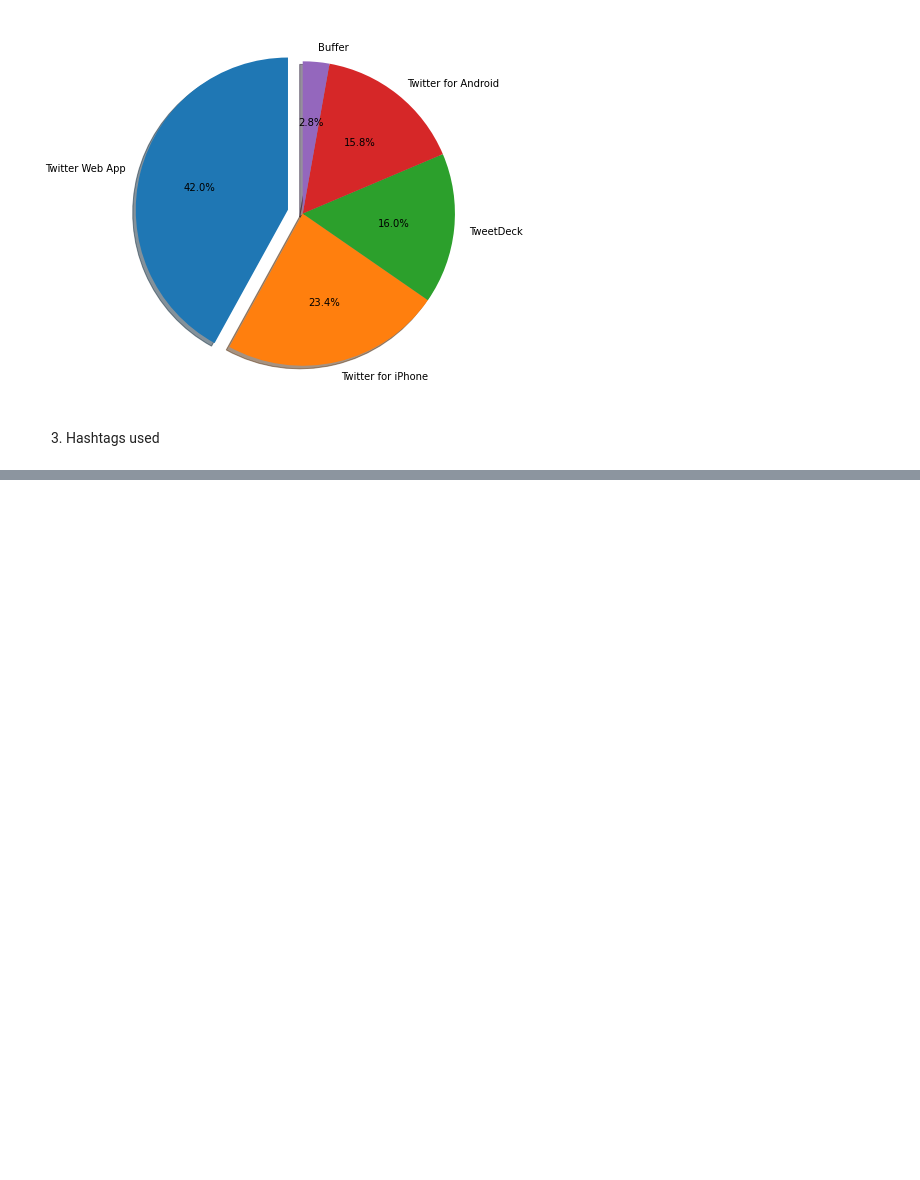
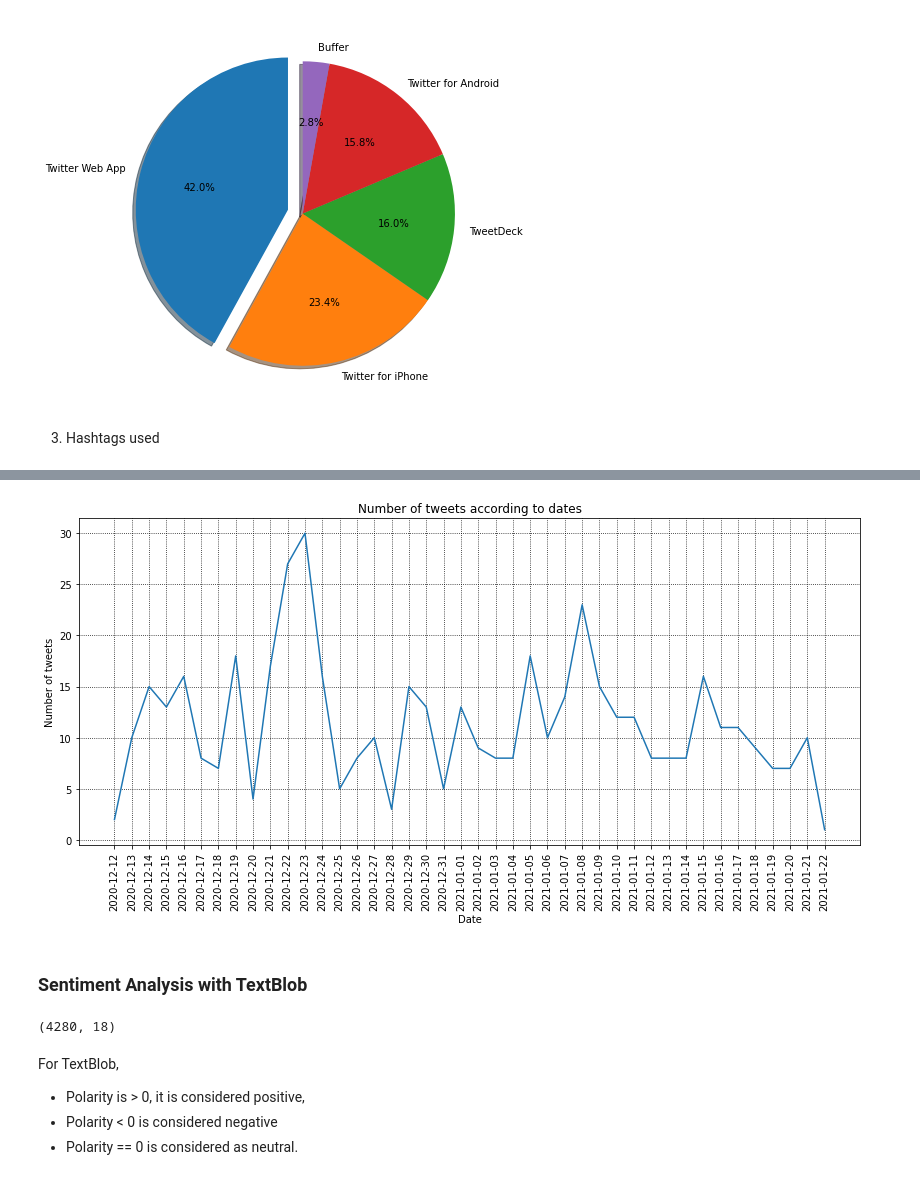
Before and after one commit to zuhairaziz95/PfizerEDA, a Jupyter notebook: Pfizer_Analysis.ipynb, the cells around one changed output, grey strips where cells are left out. Saved outputs shown, nothing was run; the diff lists cells and outputs as text; code cells hidden in the pictures; blank space fills up the shorter version.

```diff
--- a/Pfizer_Analysis.ipynb
+++ b/Pfizer_Analysis.ipynb
@@ -256,0 +271,13 @@ plt.show()
+# %%
+data3 = data2.copy()
+data3['datedt'] = pd.to_datetime(data3['date'])
+# %%
+# Create new columns with date by year,month,day,hour etc
+data3['year']      = data3['datedt'].dt.year
+data3['month']     = data3['datedt'].dt.month
+data3['day']       = data3['datedt'].dt.day
+data3['dayofweek'] = data3['datedt'].dt.dayofweek
+data3['hour']      = data3['datedt'].dt.hour
+data3['minute']    = data3['datedt'].dt.minute
+data3['dayofyear'] = data3['datedt'].dt.dayofyear
+data3['date_only'] = data3['datedt'].dt.date
@@ -256,0 +292,20 @@ plt.show()
+# %%
+# Plot time series LinePlot
+
+dt_only = data3['date_only'].value_counts()
+dt_only = dt_only.sort_index()
+
+plt.figure(figsize=(14,6))
+ax=sns.lineplot(dt_only.index, dt_only.values)
+ax.grid(color='black',linestyle='dotted')
+ax.set(xticks=dt_only.index)
+
+plt.xticks(rotation='vertical')
+plt.xlabel('Date')
+plt.ylabel('Number of tweets')
+plt.title("Number of tweets according to dates")
+plt.show()
+# %% [output]
+[figure, added]
+# %% [markdown]
+### Sentiment Analysis with TextBlob
@@ -256,0 +324,10 @@ plt.show()
+# %%
+data2[['text','Subjectivity','Polarity']]
+print(data2.shape)
+# %% [output]
+(4280, 18)
+# %% [markdown]
+ For TextBlob,
+- Polarity is > 0, it is considered positive,
+- Polarity < 0 is considered negative
+- Polarity == 0 is considered as neutral.
```
Also changed, not shown: parts of 20 cells of this notebook.
